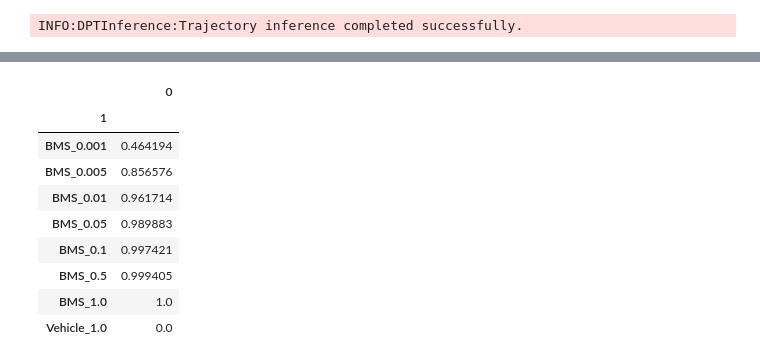
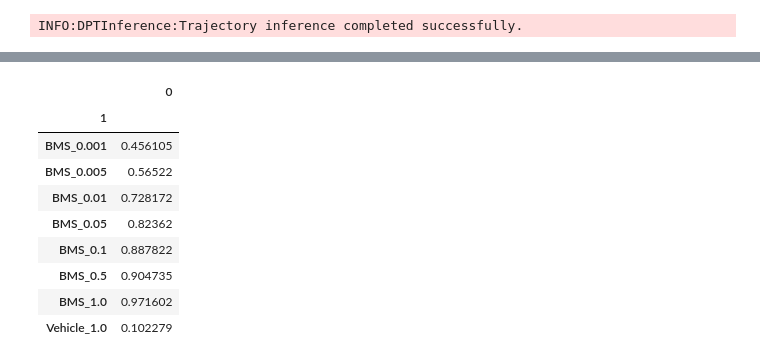
Before and after one commit to theislab/sctram, a Jupyter notebook: reproducibility/modules/module_evaluate/example_operations_pseudotimevalues.ipynb, the cells around one changed output, grey strips where cells are left out. Drawn from its saved outputs; the diff is of its cells as text; code cells hidden in the pictures.

```diff
--- a/reproducibility/modules/module_evaluate/example_operations_pseudotimevalues.ipynb
+++ b/reproducibility/modules/module_evaluate/example_operations_pseudotimevalues.ipynb
@@ -129,22 +129,23 @@ inferred_trajectories = dpt_inference.get_result("vector")
 pseudotime_evaluation = PseudotimeValuesEvaluation(
     method_params = dict(
             metrics = [
-            "pearson",
-            "spearman",
-            "kendall",
-            "mse",
-            "mae",
-            "r2",
-            "concordance_index",
-            "dynamic_time_warping",
-            "wasserstein_distance",
-            "mutual_information",
-            "cumulative_density_difference",
-            # New spatial metrics
-            # "morans_i",
-            # "gearys_c",
-            # "local_morans_i",
-            # "getis_ord_gi_star",
+                "pearson",
+                "spearman",
+                "kendall",
+                "mse",
+                "mae",
+                "r2",
+                "r2_with_spline",
+                "concordance_index",
+                "dynamic_time_warping",
+                "wasserstein_distance",
+                "mutual_information",
+                "mutual_information_kde",
+                "cumulative_density_difference",
+                "morans_i",
+                "gearys_c",
+                "lisa",
+                "getis_ord_gi_star",
         ]
     ),
     prepare_params=dict(
@@ -239,13 +295,13 @@ plt.show()
 # %%
-pd.DataFrame([y, hue]).T.groupby(by=1).mean()
+pd.DataFrame([pseudotime_evaluation.prepared_after_subset_inferred  , pseudotime_evaluation.subset_labels]).T.groupby(by=1).mean()
 # %% [output]
 |  | 0 |
 | 1 |  |
-| BMS_0.001 | 0.464194 |
-| BMS_0.005 | 0.856576 |
-| BMS_0.01 | 0.961714 |
-| BMS_0.05 | 0.989883 |
-| BMS_0.1 | 0.997421 |
-| BMS_0.5 | 0.999405 |
-| BMS_1.0 | 1.0 |
-| Vehicle_1.0 | 0.0 |
+| BMS_0.001 | 0.456105 |
+| BMS_0.005 | 0.56522 |
+| BMS_0.01 | 0.728172 |
+| BMS_0.05 | 0.82362 |
+| BMS_0.1 | 0.887822 |
+| BMS_0.5 | 0.904735 |
+| BMS_1.0 | 0.971602 |
+| Vehicle_1.0 | 0.102279 |
```
Also changed, not shown: parts of 7 cells of this notebook, 14 other files.
